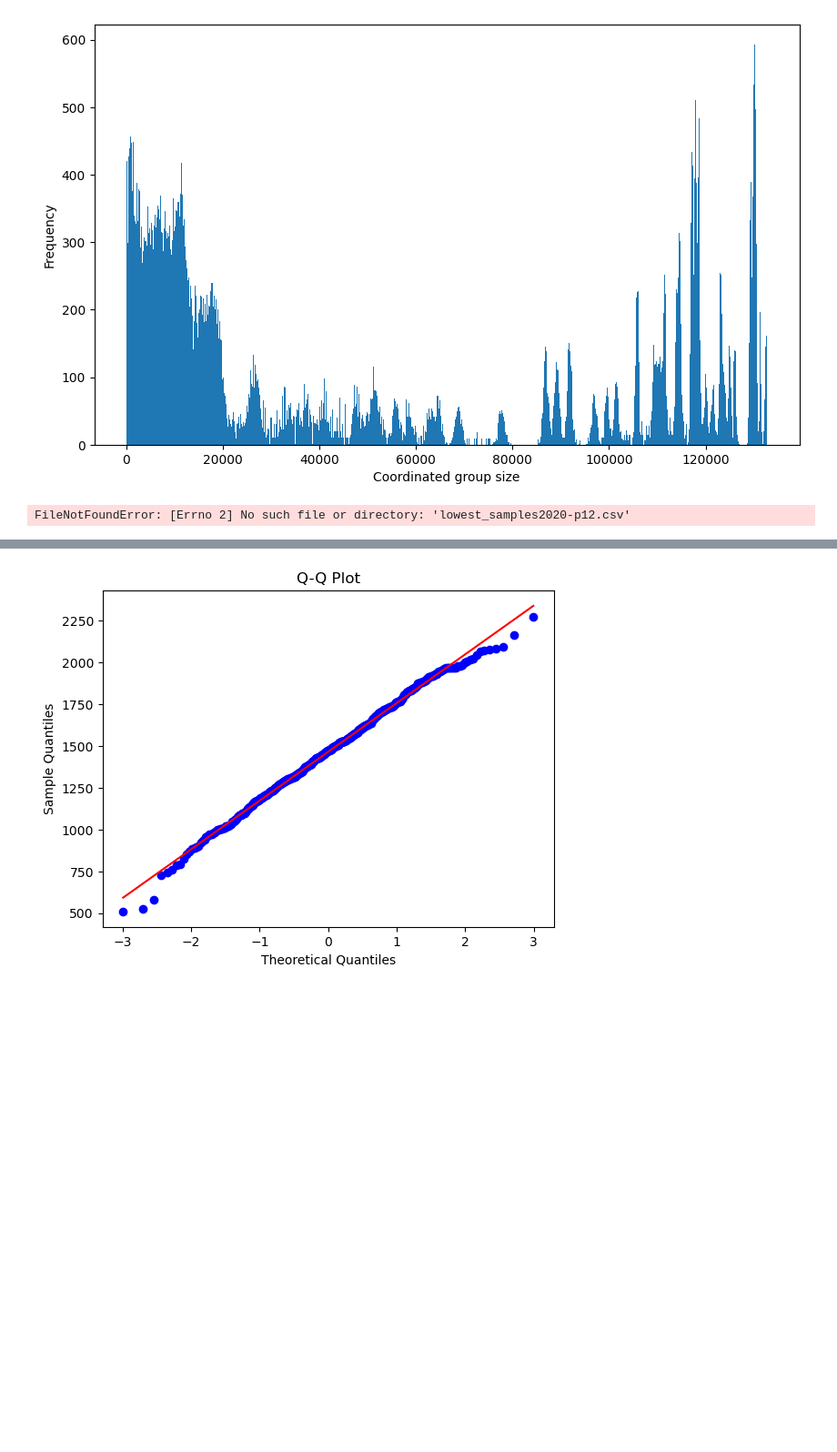
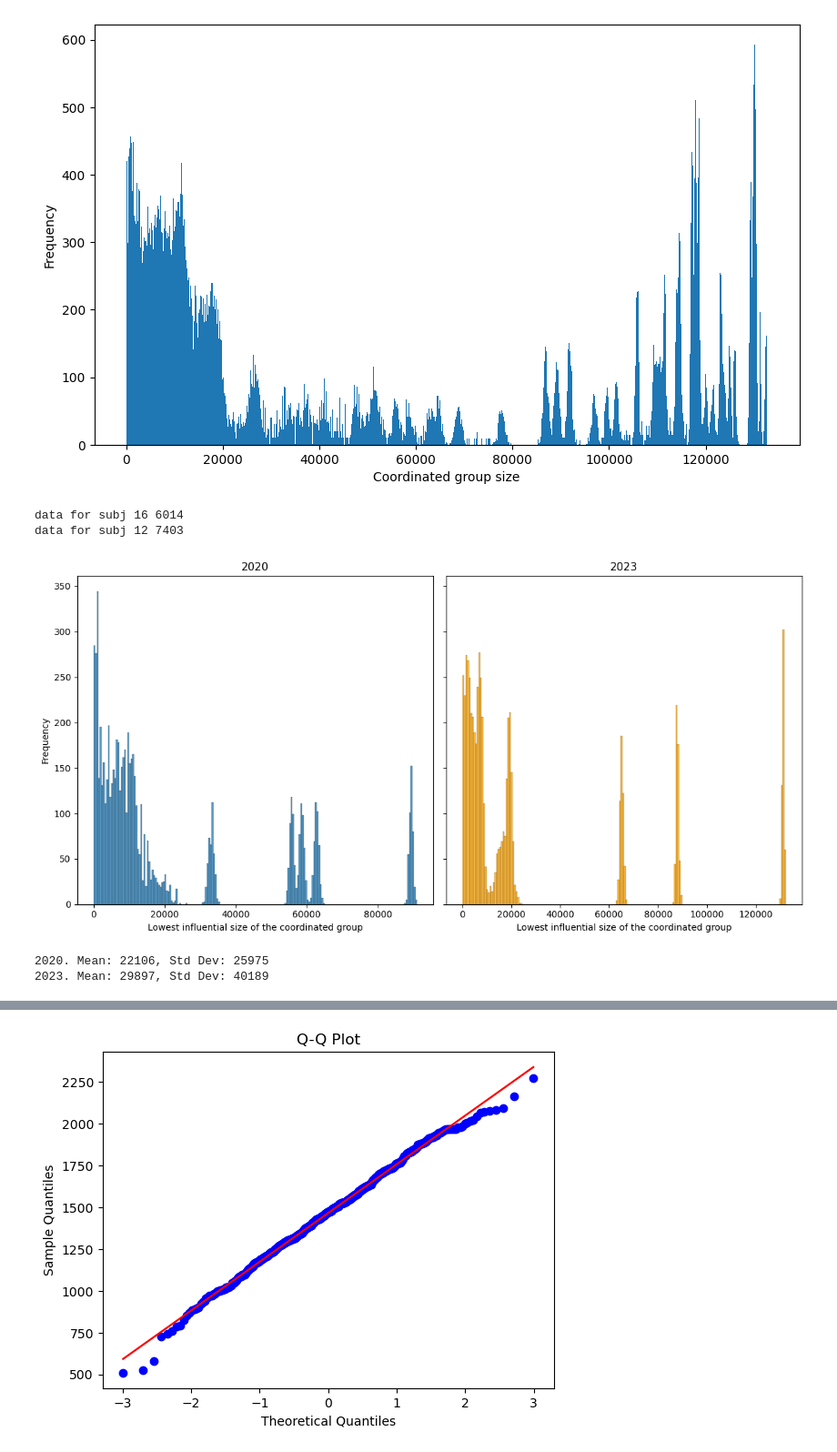
Before and after one commit to JnKamas/bc-praca, a Jupyter notebook: question_1.ipynb, the cells around one changed output, grey strips where cells are left out. Shown: that part at 91% size. Saved outputs shown, nothing was run; the diff lists cells and outputs as text; code cells hidden in the pictures; blank space fills up the shorter version.

```diff
--- a/question_1.ipynb
+++ b/question_1.ipynb
@@ -731,13 +695,45 @@ Year 1994 - Mean: 51101, Std Dev: 45507
-# %%
-import pandas as pd
-import matplotlib.pyplot as plt
-
-df = pd.read_csv(f'lowest_samples2020-p12.csv', header=0)
-
-plt.hist(df.iloc[:, 2], bins=200)
-plt.xlabel('Third Column')
-plt.ylabel('Frequency')
-plt.title(f'Histogram of the 2020 subject 12')
-plt.show()
-# %% [output]
-FileNotFoundError: [Errno 2] No such file or directory: 'lowest_samples2020-p12.csv'
+# %%
+dfx = pd.read_csv(f'./db_exports/lowest_samples2020all.csv', header=0)
+df = pd.read_csv(f'./db_exports/lowest_samples2023all.csv', header=0)
+
+total_voters_2020 = constants.all_voters[2020]
+
+display_data_df = df["lowest_samples"] * (total_voters_2020 / 1000000)
+display_data_dfx = dfx["lowest_samples"] * (total_voters_2020 / 1000000)
+
+print("data for subj 16", len(display_data_df))
+print("data for subj 12", len(display_data_dfx))
+
+cumulative_mean_df = np.mean(display_data_df)
+cumulative_std_dev_df = np.std(display_data_df)
+
+cumulative_mean_dfx = np.mean(display_data_dfx)
+cumulative_std_dev_dfx = np.std(display_data_dfx)
+
+fig, axes = plt.subplots(1, 2, figsize=(12, 6), sharey=True)
+
+bins = 200
+
+sns.histplot(display_data_dfx, ax=axes[0], bins=bins, label='2020')
+axes[0].set_xlabel('Lowest influential size of the coordinated group')
+axes[0].set_ylabel('Frequency')
+# axes[0].legend()
+axes[0].set_title(f'2020')
+
+sns.histplot(display_data_df, ax=axes[1], bins=bins, label='2023', color='orange')
+axes[1].set_xlabel('Lowest influential size of the coordinated group')
+axes[1].set_ylabel('Frequency')
+# axes[1].legend()
+axes[1].set_title(f'2023')
+
+plt.tight_layout()
+plt.show()
+
+print(f"2020. Mean: {cumulative_mean_dfx:.0f}, Std Dev: {cumulative_std_dev_dfx:.0f}")
+print(f"2023. Mean: {cumulative_mean_df:.0f}, Std Dev: {cumulative_std_dev_df:.0f}")
+# %% [output]
+data for subj 16 6014
+data for subj 12 7403
+[figure, added]
+2020. Mean: 22106, Std Dev: 25975
+2023. Mean: 29897, Std Dev: 40189
```
Also changed, not shown: parts of 3 cells of this notebook.
